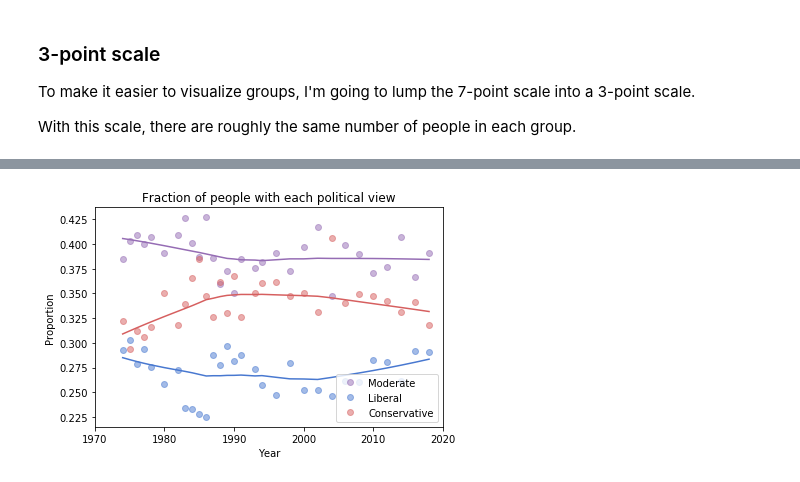
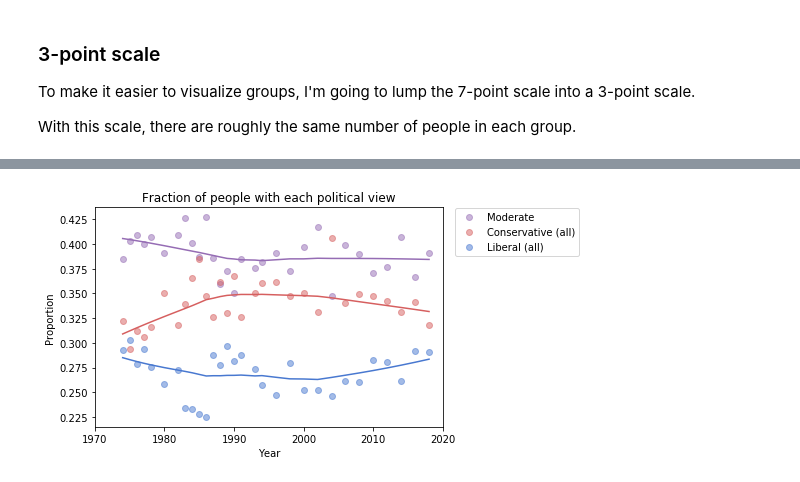
Before and after one commit to AllenDowney/ExploratoryDataAnalysis, a Jupyter notebook: eds02_gss_polviews.ipynb, the cells around one changed output, grey strips where cells are left out. Cells and saved outputs as stored; diff of their text form; code cells hidden in the pictures.

```diff
--- a/eds02_gss_polviews.ipynb
+++ b/eds02_gss_polviews.ipynb
@@ -172,0 +268,3 @@ decorate(ylabel='Standard deviation (7 point scale)',
+# %%
+def anchor_legend(x, y):
+    plt.legend(bbox_to_anchor=(x, y), loc='upper left', ncol=1)
@@ -178,9 +296,14 @@ To make it easier to visualize groups, I'm going to lump the 7-point scale into
 With this scale, there are roughly the same number of people in each group.
 # %%
 # replace 7 point scale with 3 point scale
-d = {1:'Liberal', 2:'Liberal', 3:'Liberal',
+d = {1:'Liberal (all)',
+     2:'Liberal (all)',
+     3:'Liberal (all)',
      4:'Moderate',
-     5:'Conservative', 6:'Conservative', 7:'Conservative'}
+     5:'Conservative (all)',
+     6:'Conservative (all)',
+     7:'Conservative (all)'}
+
 gss['polviews3'] = gss.polviews.replace(d)
 values(gss['polviews3'])
 # %% [output]
@@ -239,0 +325,3 @@ def plot_columns_lowess(df, columns, colors):
+# %%
+polviews3_norm = normalize_by_year(polviews3_count)
+polviews3_norm.head()
@@ -240,9 +346,15 @@ def plot_columns_lowess(df, columns, colors):
+# %%
+colors = {'Conservative (all)':muted[3],
+          'Moderate':muted[4],
+          'Liberal (all)':muted[0]}
 # %%
-columns = ['Moderate', 'Liberal', 'Conservative']
-plot_columns_lowess(polviews3_prop, columns, colors)
+columns = ['Moderate', 'Conservative (all)', 'Liberal (all)']
+plot_columns_lowess(polviews3_norm, columns, colors)
 decorate(xlabel='Year',
          ylabel='Proportion',
          title='Fraction of people with each political view',
          xlim=[1970, 2020])
+
+anchor_legend(1.02, 1.02)
 # %% [output]
-[figure, old version]
+[figure, new version]
```
Also changed, not shown: parts of 21 cells of this notebook.
